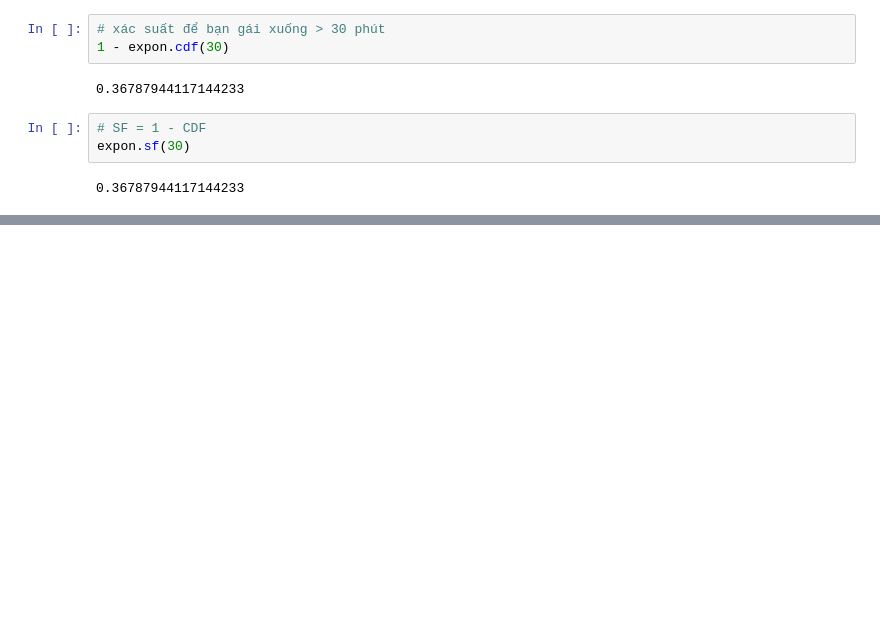
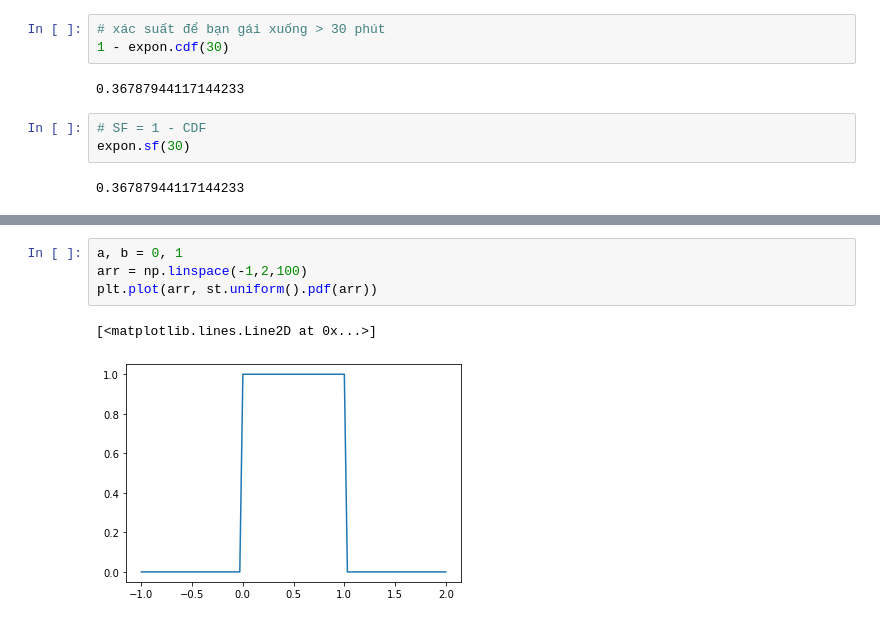
Before and after one commit to nguyetvo/cch-data-notebooks, a Jupyter notebook: unit_4/mot-vai-phan-phoi.ipynb, the cells around one changed output, grey strips where cells are left out. Drawn from its saved outputs; the diff is of its cells as text; blank space fills up the shorter version.

```diff
--- a/unit_4/mot-vai-phan-phoi.ipynb
+++ b/unit_4/mot-vai-phan-phoi.ipynb
@@ -247,0 +256,7 @@ plt.legend();
+# %%
+a, b = 0, 1
+arr = np.linspace(-1,2,100)
+plt.plot(arr, st.uniform().pdf(arr))
+# %% [output]
+[<matplotlib.lines.Line2D at 0x...>]
+[figure, added]
```
Also changed, not shown: parts of 12 cells of this notebook.
